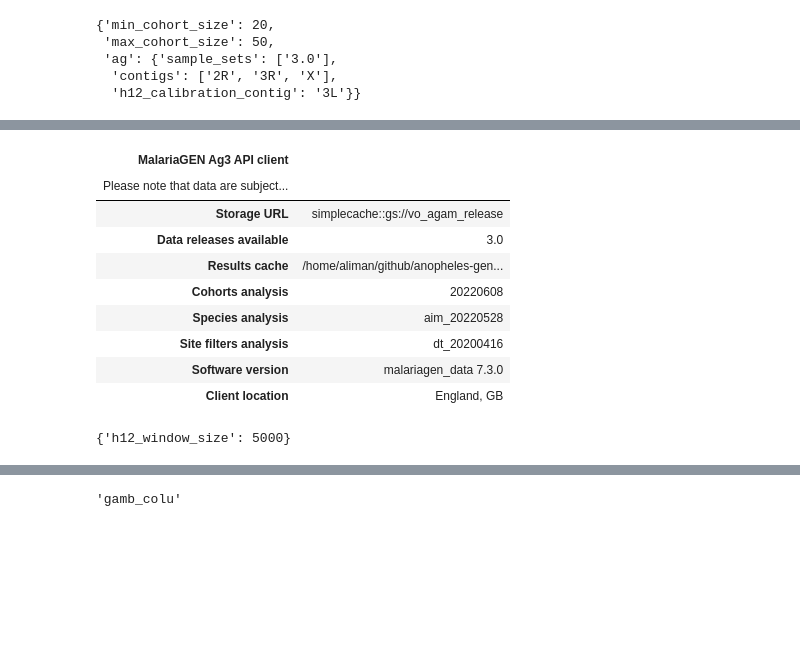
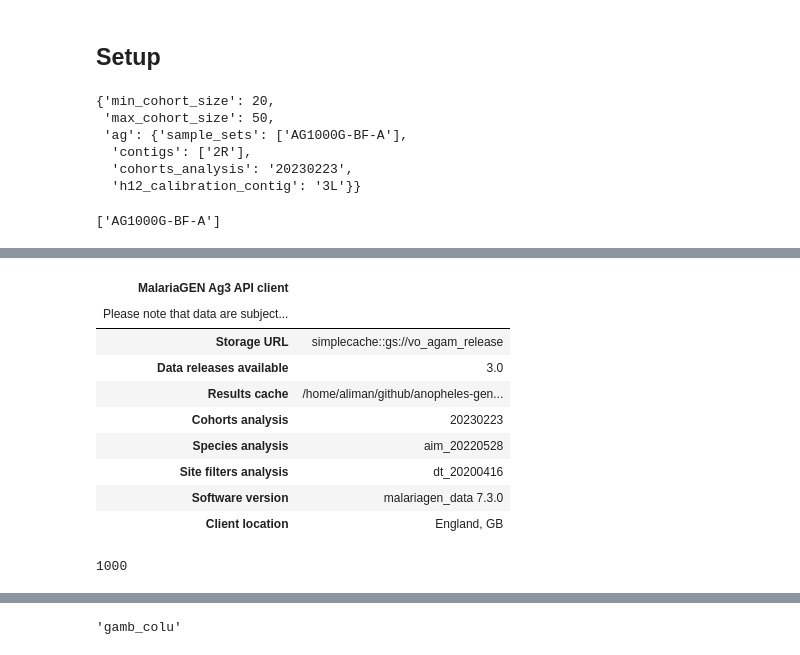
Before and after one commit to anopheles-genomic-surveillance/selection-atlas, a Jupyter notebook: workflow/notebooks/h12-gwss.ipynb, the cells around one changed output, grey strips where cells are left out. Saved outputs shown, nothing was run; the diff lists cells and outputs as text; code cells hidden in the pictures; blank space fills up the shorter version.

```diff
--- a/workflow/notebooks/h12-gwss.ipynb
+++ b/workflow/notebooks/h12-gwss.ipynb
@@ -4,3 +7,5 @@ cohort_id = 'AO-LUA_Luanda_colu_2009'
+# %% [markdown]
+## Setup
 # %%
 import yaml
 import pandas as pd
@@ -11,34 +16,40 @@ import os
 # %%
 # load configuration
 with open(here() / "workflow" / "config.yaml") as config_file:
-    config = yaml.safe_load(config_file)
-config
+    workflow_config = yaml.safe_load(config_file)
+workflow_config
 # %% [output]
 {'min_cohort_size': 20,
  'max_cohort_size': 50,
- 'ag': {'sample_sets': ['3.0'],
-  'contigs': ['2R', '3R', 'X'],
+ 'ag': {'sample_sets': ['AG1000G-BF-A'],
+  'contigs': ['2R'],
+  'cohorts_analysis': '20230223',
   'h12_calibration_contig': '3L'}}
+# %%
+sample_sets = workflow_config["ag"]["sample_sets"]
+sample_sets
+# %% [output]
+['AG1000G-BF-A']
 # %%
 ag3 = malariagen_data.Ag3(
     # TODO in production build, remove use of simplecache if running inside google cloud
     # url = "gs://vo_agam_release",
     url="simplecache::gs://vo_agam_release",
     # pin the version of the cohorts analysis for reproducibility
-    cohorts_analysis=config["ag"]["cohorts_analysis"],
+    cohorts_analysis=workflow_config["ag"]["cohorts_analysis"],
     # TODO remove simplecache config in production
     simplecache=dict(cache_storage=(here() / "gcs_cache").as_posix()),
     results_cache=(here() / "malariagen_data_cache").as_posix(),
 )
 ag3
 # %% [output]
 [interactive output not drawn]
 | MalariaGEN Ag3 API client |  |
 | Please note that data are subject... |  |
 | Storage URL | simplecache::gs://vo_agam_release |
 | Data releases available | 3.0 |
 | Results cache | /home/aliman/github/anopheles-gen... |
-| Cohorts analysis | 20220608 |
+| Cohorts analysis | 20230223 |
 | Species analysis | aim_20220528 |
 | Site filters analysis | dt_20200416 |
 | Software version | malariagen_data 7.3.0 |
@@ -48,9 +59,10 @@ ag3
 calibration_dir = here() / "build" / "h12-calibration"
 with open(calibration_dir / f"{cohort_id}.yaml") as calibration_file:
     calibration_params = yaml.safe_load(calibration_file)
-calibration_params
+window_size = calibration_params["h12_window_size"]
+window_size
 # %% [output]
-{'h12_window_size': 5000}
+1000
 # %%
 # load cohorts to find sample query
 df_cohorts = pd.read_csv(here() / "build" / "cohorts.csv").set_index("cohort_id")
```
Also changed, not shown: parts of 9 cells of this notebook, 3 other files.
